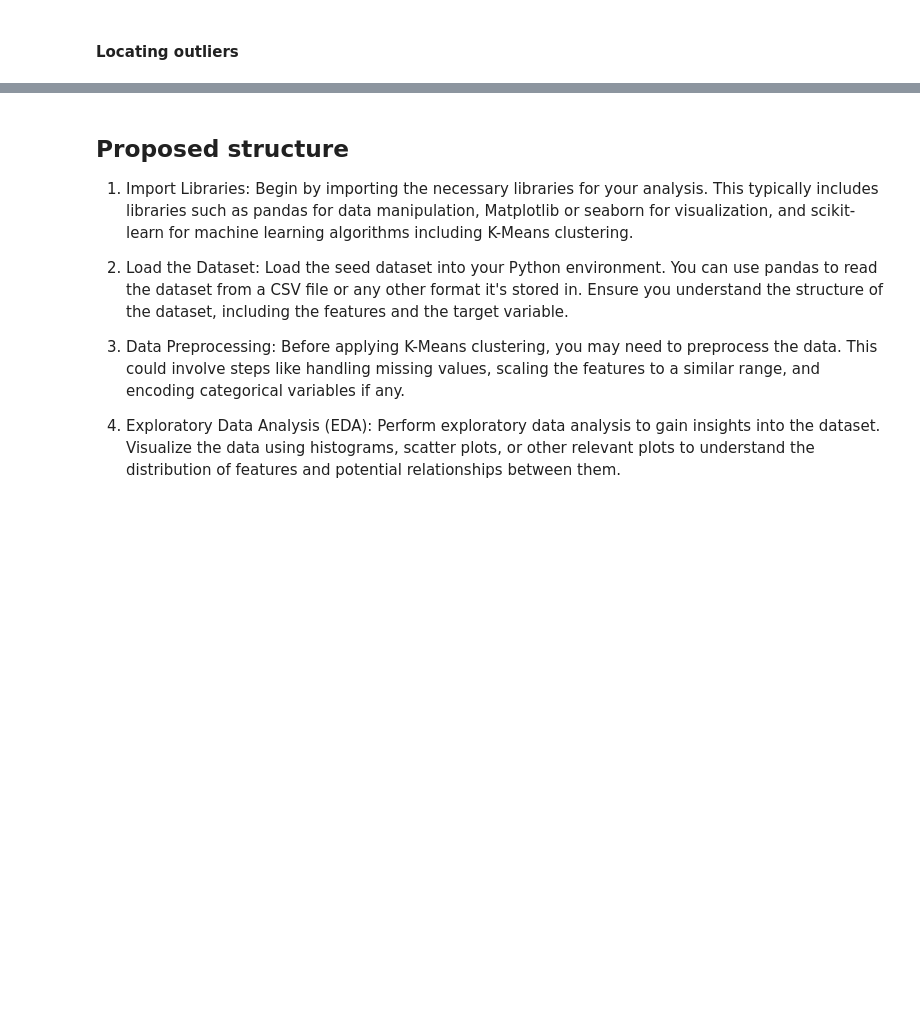
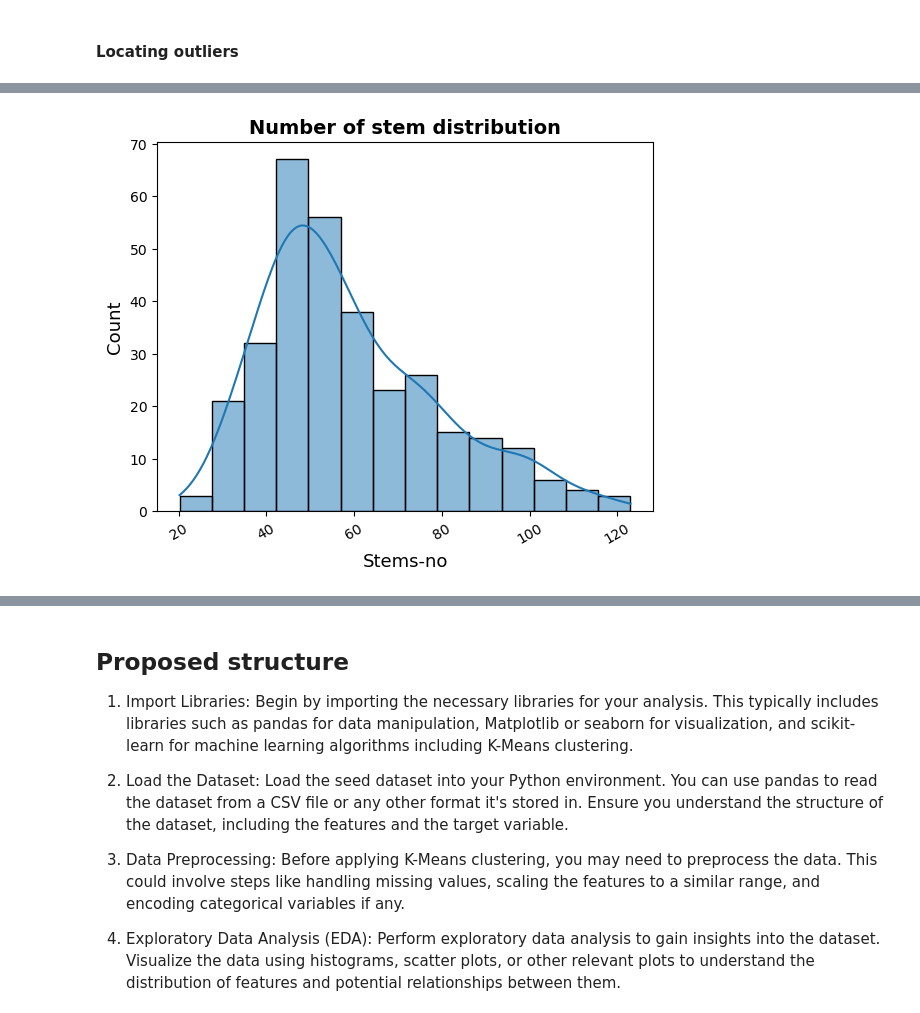
Before and after one commit to Ayomide-ola/Machine-learning-semester-2--, a Jupyter notebook: CA-1.ipynb, the cells around one changed output, grey strips where cells are left out. Saved outputs shown, nothing was run; the diff lists cells and outputs as text; code cells hidden in the pictures; blank space fills up the shorter version.

```diff
--- a/CA-1.ipynb
+++ b/CA-1.ipynb
@@ -357,0 +396,9 @@ pn.interact(find_outliers)
+# %%
+sns.histplot(seed, x='Stems-no',  kde=True)
+plt.ylabel('Count', fontsize=13)
+plt.title("Number of stem distribution", fontsize=14, fontweight='bold')
+plt.xlabel("Stems-no", fontsize=13)
+plt.xticks(rotation=30)
+plt.show();
+# %% [output]
+[figure, added]
```
Also changed, not shown: parts of 12 cells of this notebook.
